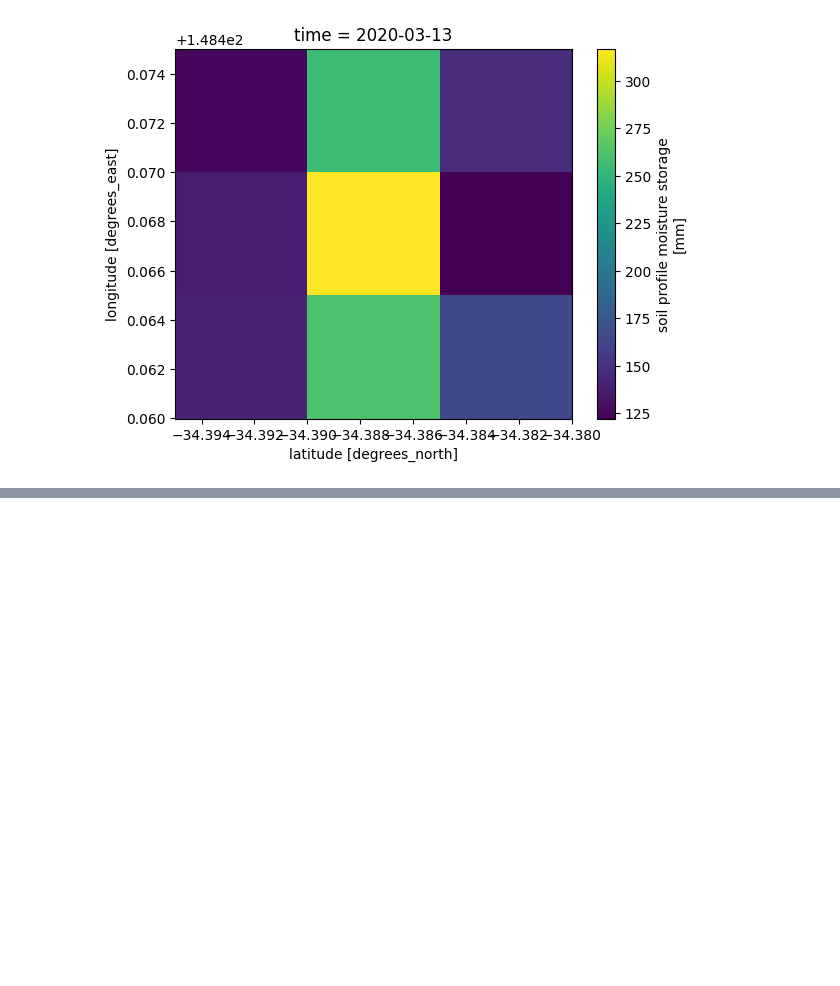
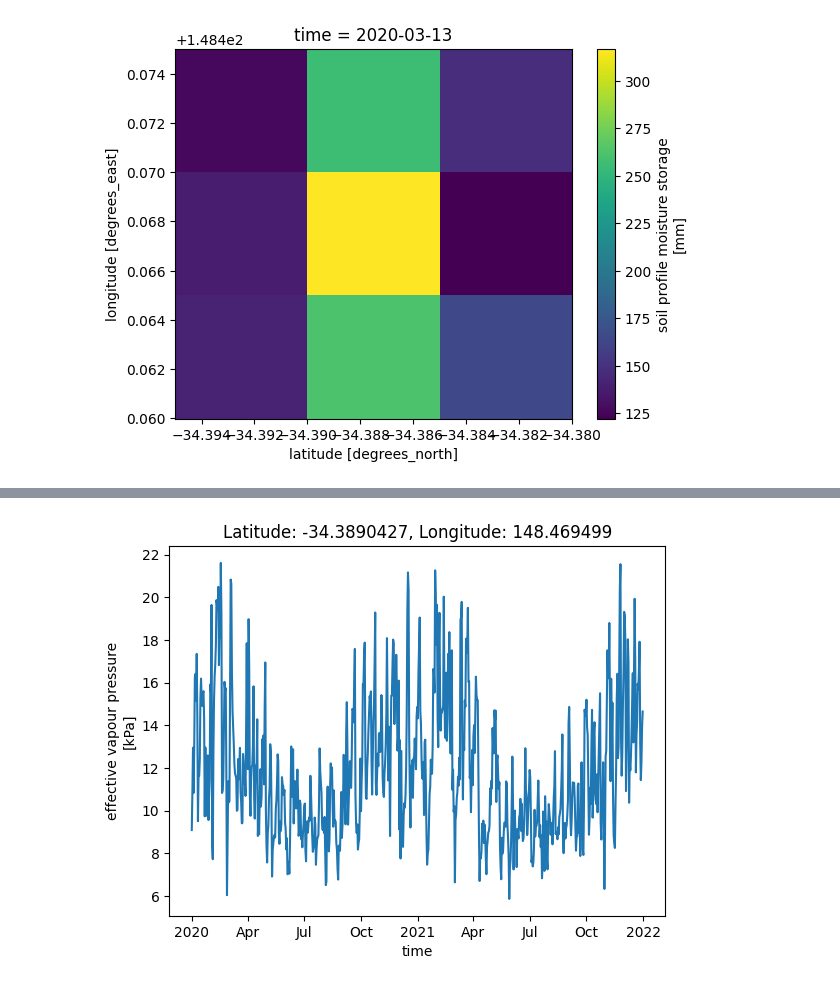
Before and after one commit to johnburley3000/PaddockTS, a Jupyter notebook: DAESIM_preprocess/download_everything.ipynb, the cells around one changed output, grey strips where cells are left out. Saved outputs shown, nothing was run; the diff lists cells and outputs as text; code cells hidden in the pictures; blank space fills up the shorter version.

Commit message:
OzWald daily using xarray instead of dataframe

```diff
--- a/DAESIM_preprocess/download_everything.ipynb
+++ b/DAESIM_preprocess/download_everything.ipynb
@@ -88,3 +89,7 @@ plot_time_series(ds, "Ssoil", lat, lon)
 plot_time_point(ds, "Ssoil", "2020-03-10")
 # %% [output]
 [figure]
+# %%
+%%time
+variables = ["VPeff", "Uavg"]
+ds = ozwald_daily(variables, lat, lon, 0.1, start_year, end_year, outdir, "MILG_20km", tmp_dir)
@@ -90,0 +104,4 @@ plot_time_point(ds, "Ssoil", "2020-03-10")
+# %%
+plot_time_series(ds, "VPeff", lat, lon)
+# %% [output]
+[figure, added]
```
Also changed, not shown: parts of 3 cells of this notebook, 3 other files.
